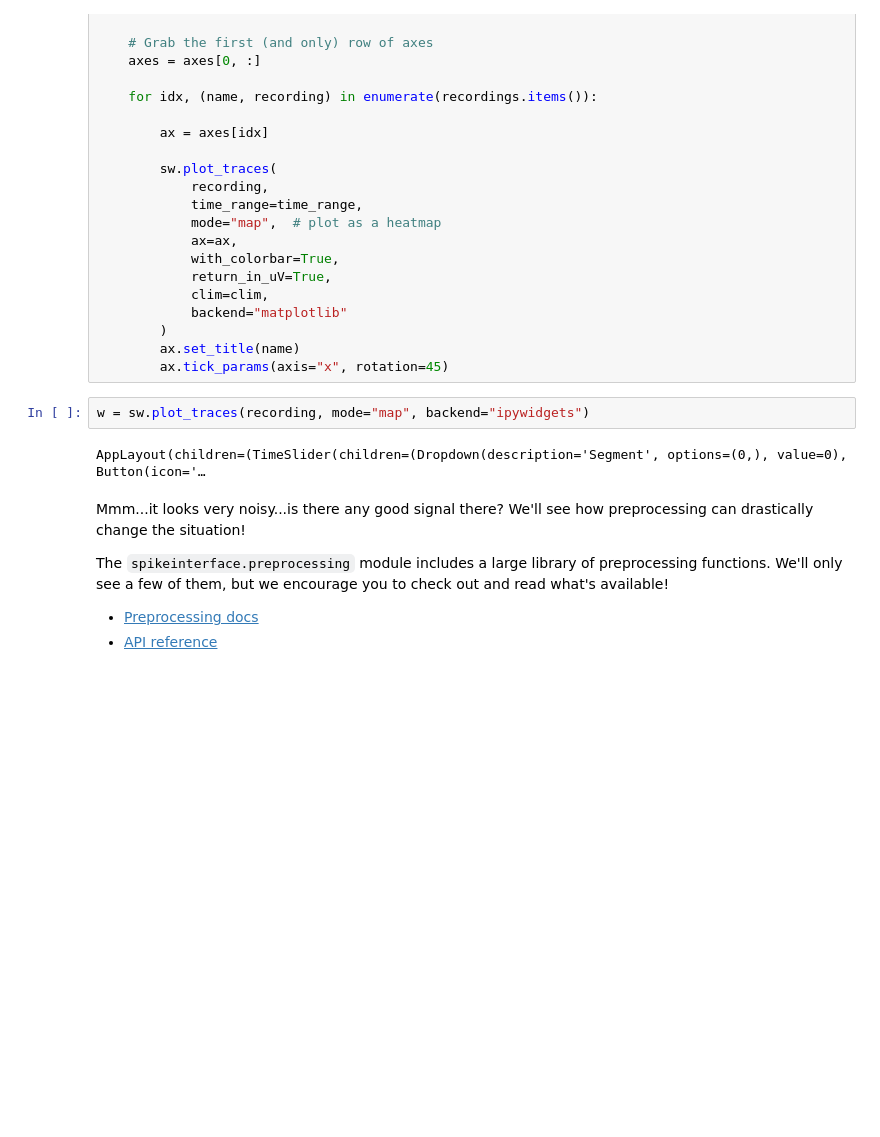
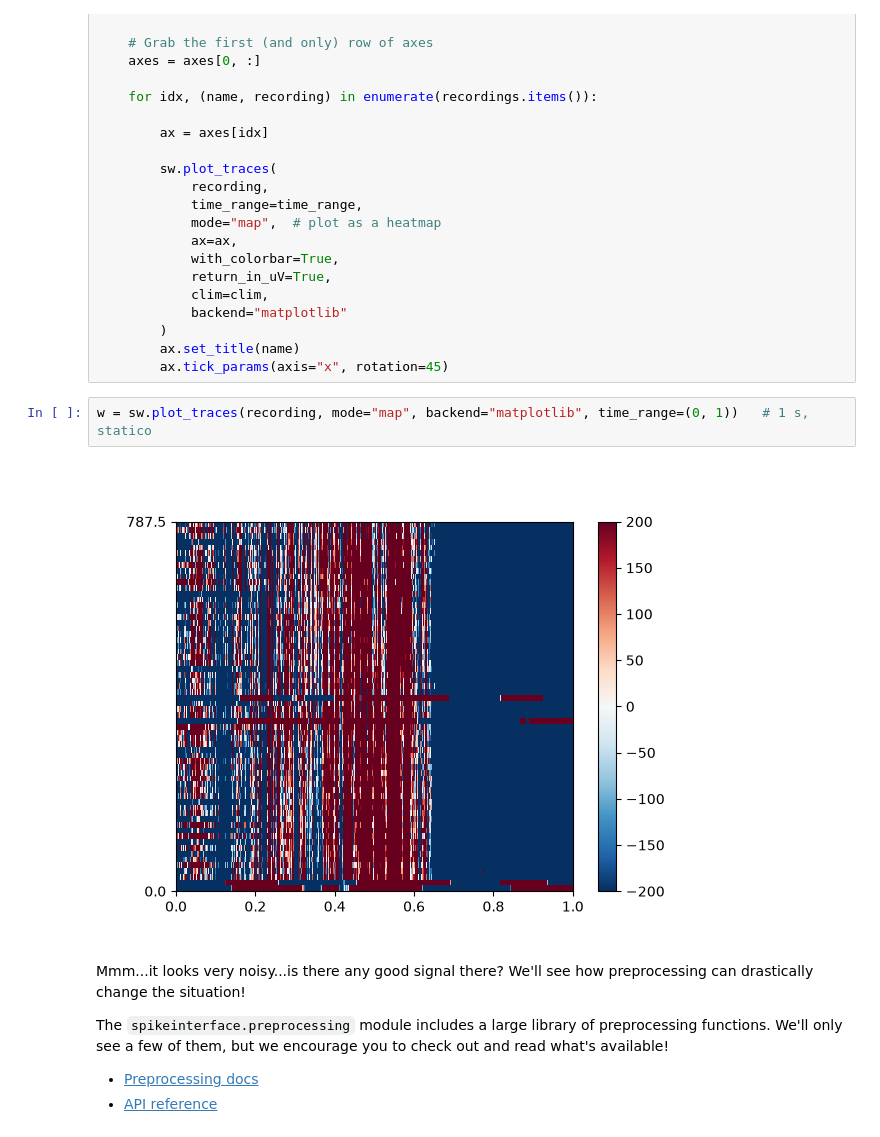
Before and after one commit to mrsbloomday/school_neuralnet_paris_2026, a Jupyter notebook: my_work/Tutorial02-preprocessing.ipynb, the cells around one changed output. Drawn from its saved outputs; the diff is of its cells as text; blank space fills up the shorter version.

```diff
--- a/my_work/Tutorial02-preprocessing.ipynb
+++ b/my_work/Tutorial02-preprocessing.ipynb
@@ -100,9 +104,9 @@ def plot_prepro(recordings, time_range, return_in_uV=True, clim=None):
         ax.set_title(name)
         ax.tick_params(axis="x", rotation=45)
 # %%
-w = sw.plot_traces(recording, mode="map", backend="ipywidgets")
+w = sw.plot_traces(recording, mode="map", backend="matplotlib", time_range=(0, 1))   # 1 s, statico
 # %% [output]
-AppLayout(children=(TimeSlider(children=(Dropdown(description='Segment', options=(0,), value=0), Button(icon='…
+[figure, added]
 # %% [markdown]
 Mmm...it looks very noisy...is there any good signal there? We'll see how preprocessing can drastically change the situation!
 
```
Also changed, not shown: parts of 7 cells of this notebook, 2 other files.
